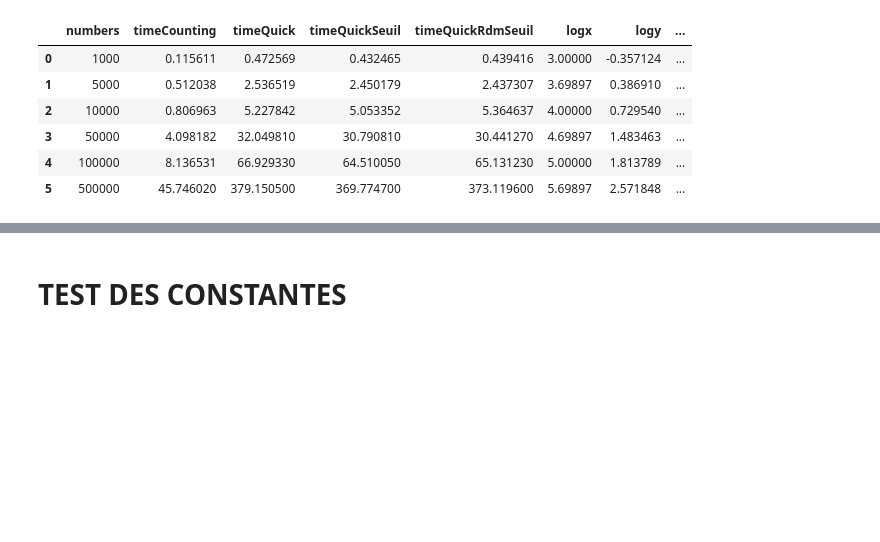
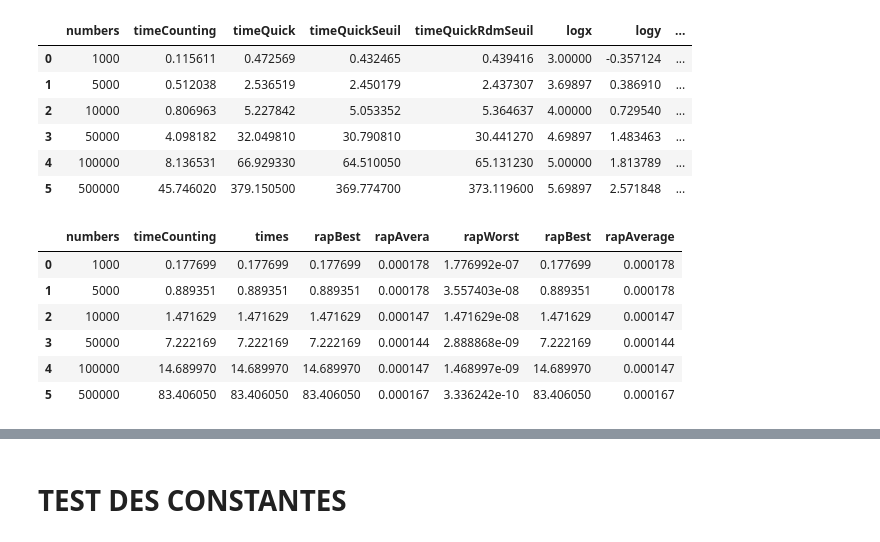
Before and after one commit to FabriceCh/inf8775, a Jupyter notebook: tp1/tp1-H19/comparaisons.ipynb, the cells around one changed output, grey strips where cells are left out. Drawn from its saved outputs; the diff is of its cells as text; code cells hidden in the pictures; blank space fills up the shorter version.

```diff
--- a/tp1/tp1-H19/comparaisons.ipynb
+++ b/tp1/tp1-H19/comparaisons.ipynb
@@ -598,15 +598,26 @@ quickRaps = [rapQuickA, rapQuickB, rapQuickC,
 # %%
 def addColumnsQuick(rapdf):
     rapdf["rapBest"] = rapdf.apply(rapport_logx, axis=1)
-    rapdf["rapAvera"] = rapdf.apply(rapport_xlogx, axis=1)
+    rapdf["rapAverage"] = rapdf.apply(rapport_xlogx, axis=1)
     rapdf["rapWorst"] = rapdf.apply(rapport_xsquare, axis=1)
 
 def addColumnsCounting(rapdf):
     rapdf["rapBest"] = rapdf["times"]
-    rapdf["rapAvera"] = rapdf.apply(rapport_x, axis=1)
+    rapdf["rapAverage"] = rapdf.apply(rapport_x, axis=1)
     rapdf["rapWorst"] = rapdf.apply(rapport_xsquare, axis=1)
 
 for df in countingRaps:
     addColumnsCounting(df)
 for df in quickRaps:
     addColumnsQuick(df)
+rapdfs = countingRaps + quickRaps
+
+rapdfs[1]
+# %% [output]
+|  | numbers | timeCounting | times | rapBest | rapAvera | rapWorst | rapBest | rapAverage |
+| 0 | 1000 | 0.177699 | 0.177699 | 0.177699 | 0.000178 | 1.776992e-07 | 0.177699 | 0.000178 |
+| 1 | 5000 | 0.889351 | 0.889351 | 0.889351 | 0.000178 | 3.557403e-08 | 0.889351 | 0.000178 |
+| 2 | 10000 | 1.471629 | 1.471629 | 1.471629 | 0.000147 | 1.471629e-08 | 1.471629 | 0.000147 |
+| 3 | 50000 | 7.222169 | 7.222169 | 7.222169 | 0.000144 | 2.888868e-09 | 7.222169 | 0.000144 |
+| 4 | 100000 | 14.689970 | 14.689970 | 14.689970 | 0.000147 | 1.468997e-09 | 14.689970 | 0.000147 |
+| 5 | 500000 | 83.406050 | 83.406050 | 83.406050 | 0.000167 | 3.336242e-10 | 83.406050 | 0.000167 |
```
Also changed, not shown: parts of 2 cells of this notebook.
